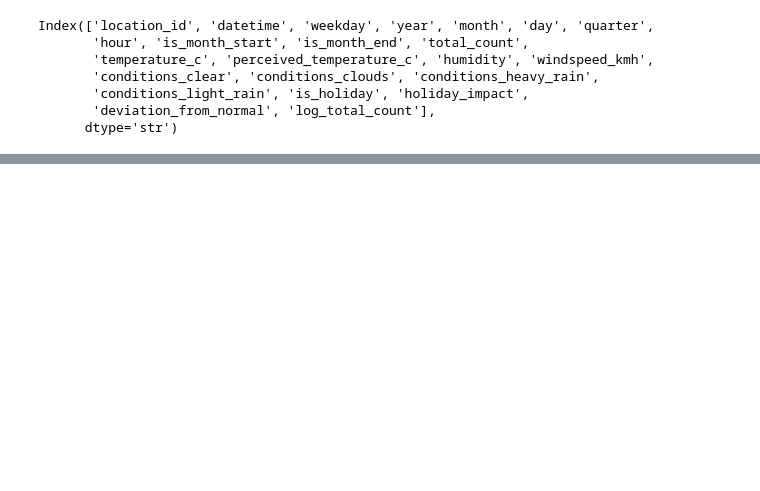
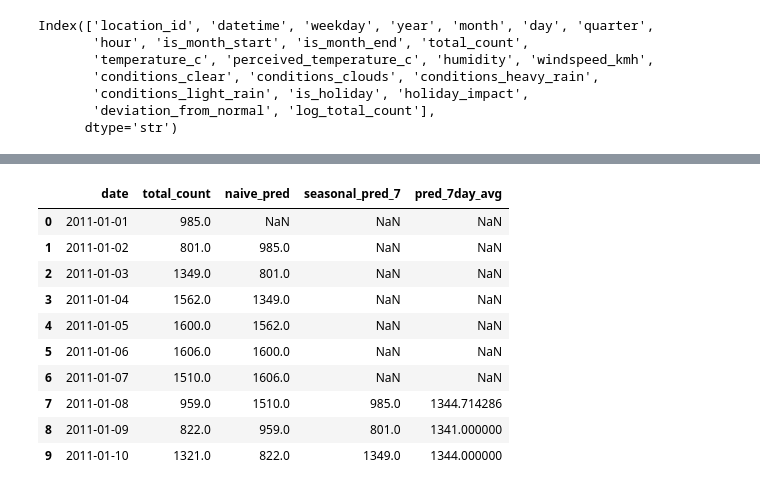
Before and after one commit to jayeshmanani/MLOps-Level3, a Jupyter notebook: week-3/eda.ipynb, the cells around one changed output, grey strips where cells are left out. Saved outputs shown, nothing was run; the diff lists cells and outputs as text; code cells hidden in the pictures; blank space fills up the shorter version.

```diff
--- a/week-3/eda.ipynb
+++ b/week-3/eda.ipynb
@@ -295,0 +354,14 @@ Baseline MAE: 5.788797474164418
+# %%
+train_daily.head(10)
+# %% [output]
+|  | date | total_count | naive_pred | seasonal_pred_7 | pred_7day_avg |
+| 0 | 2011-01-01 | 985.0 | NaN | NaN | NaN |
+| 1 | 2011-01-02 | 801.0 | 985.0 | NaN | NaN |
+| 2 | 2011-01-03 | 1349.0 | 801.0 | NaN | NaN |
+| 3 | 2011-01-04 | 1562.0 | 1349.0 | NaN | NaN |
+| 4 | 2011-01-05 | 1600.0 | 1562.0 | NaN | NaN |
+| 5 | 2011-01-06 | 1606.0 | 1600.0 | NaN | NaN |
+| 6 | 2011-01-07 | 1510.0 | 1606.0 | NaN | NaN |
+| 7 | 2011-01-08 | 959.0 | 1510.0 | 985.0 | 1344.714286 |
+| 8 | 2011-01-09 | 822.0 | 959.0 | 801.0 | 1341.000000 |
+| 9 | 2011-01-10 | 1321.0 | 822.0 | 1349.0 | 1344.000000 |
```
Also changed, not shown: parts of 43 cells of this notebook.
